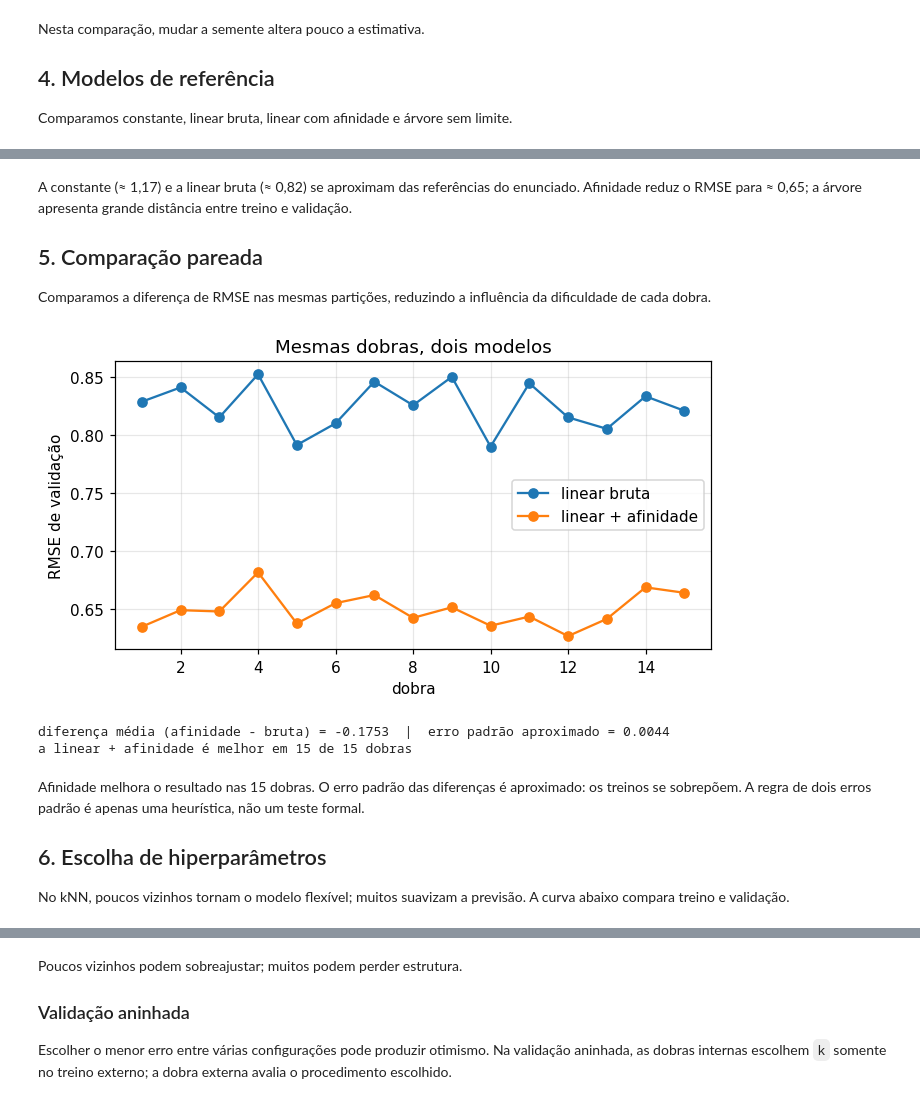
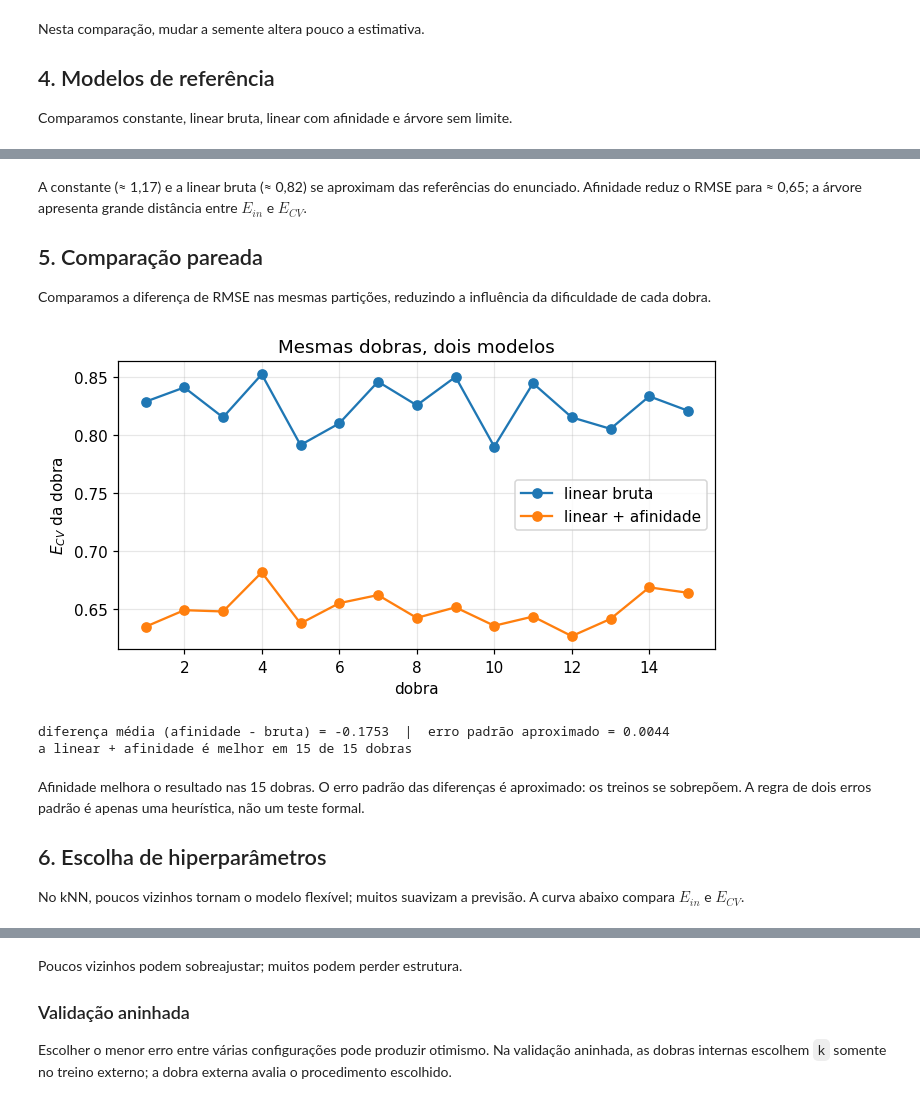
Before and after one commit to Robootic/movie-rating-prediction, a Jupyter notebook: notebooks/02_validacao.ipynb, the cells around one changed output, grey strips where cells are left out. Cells and saved outputs as stored; diff of their text form; code cells hidden in the pictures.

```diff
--- a/notebooks/02_validacao.ipynb
+++ b/notebooks/02_validacao.ipynb
@@ -143,7 +143,7 @@ tabela
 | árvore sem limite | 1.0328 | 0.0356 | 0.0000 |
 | constante (média) | 1.1657 | 0.0252 | 1.1654 |
 # %% [markdown]
-A constante (≈ 1,17) e a linear bruta (≈ 0,82) se aproximam das referências do enunciado. Afinidade reduz o RMSE para ≈ 0,65; a árvore apresenta grande distância entre treino e validação.
+A constante (≈ 1,17) e a linear bruta (≈ 0,82) se aproximam das referências do enunciado. Afinidade reduz o RMSE para ≈ 0,65; a árvore apresenta grande distância entre $E_{in}$ e $E_{CV}$.
 
 ## 5. Comparação pareada
 
@@ -151,17 +151,17 @@ Comparamos a diferença de RMSE nas mesmas partições, reduzindo a influência
 # %%
 fig, ax = plt.subplots(figsize=(7, 3.4))
 idx = np.arange(1, len(folds) + 1)
 ax.plot(idx, res_lin.val_scores, "o-", label="linear bruta")
 ax.plot(idx, res_aff.val_scores, "o-", label="linear + afinidade")
-ax.set(xlabel="dobra", ylabel="RMSE de validação", title="Mesmas dobras, dois modelos")
+ax.set(xlabel="dobra", ylabel="$E_{CV}$ da dobra", title="Mesmas dobras, dois modelos")
 ax.legend()
 plt.show()
 
 d, se = paired_difference(res_aff, res_lin)
 print(f"diferença média (afinidade - bruta) = {d:.4f}  |  erro padrão aproximado = {se:.4f}")
 print(f"a linear + afinidade é melhor em {np.sum(res_aff.val_scores < res_lin.val_scores)} de {len(folds)} dobras")
 # %% [output]
-[figure, old version]
+[figure, new version]
 diferença média (afinidade - bruta) = -0.1753  |  erro padrão aproximado = 0.0044
 a linear + afinidade é melhor em 15 de 15 dobras
 # %% [markdown]
@@ -169,7 +169,7 @@ Afinidade melhora o resultado nas 15 dobras. O erro padrão das diferenças é a
 
 ## 6. Escolha de hiperparâmetros
 
-No kNN, poucos vizinhos tornam o modelo flexível; muitos suavizam a previsão. A curva abaixo compara treino e validação.
+No kNN, poucos vizinhos tornam o modelo flexível; muitos suavizam a previsão. A curva abaixo compara $E_{in}$ e $E_{CV}$.
 # %%
 def knn(k):
     return make_pipeline(FunctionTransformer(raw_plus_affinity), StandardScaler(), KNeighborsRegressor(n_neighbors=k))
```
Also changed, not shown: parts of 7 cells of this notebook, 55 other files.
